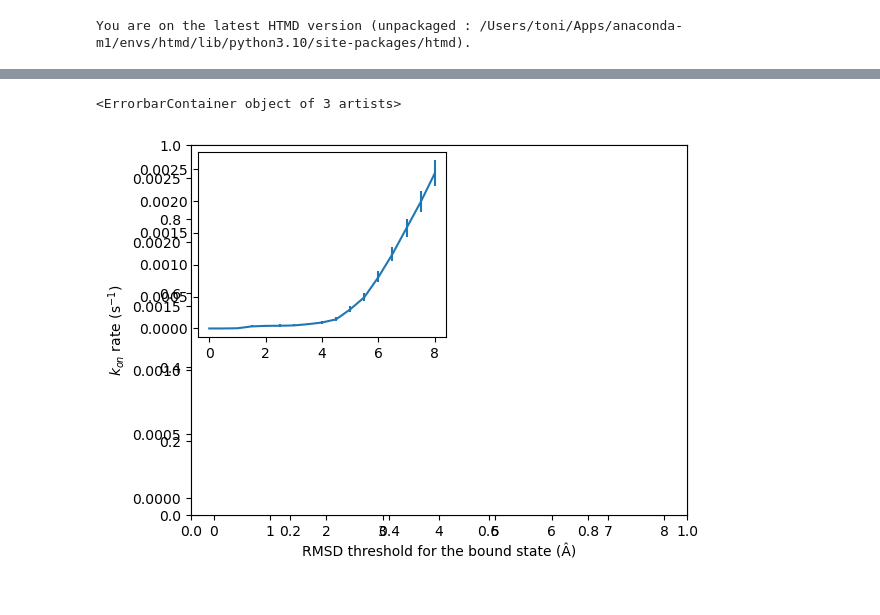
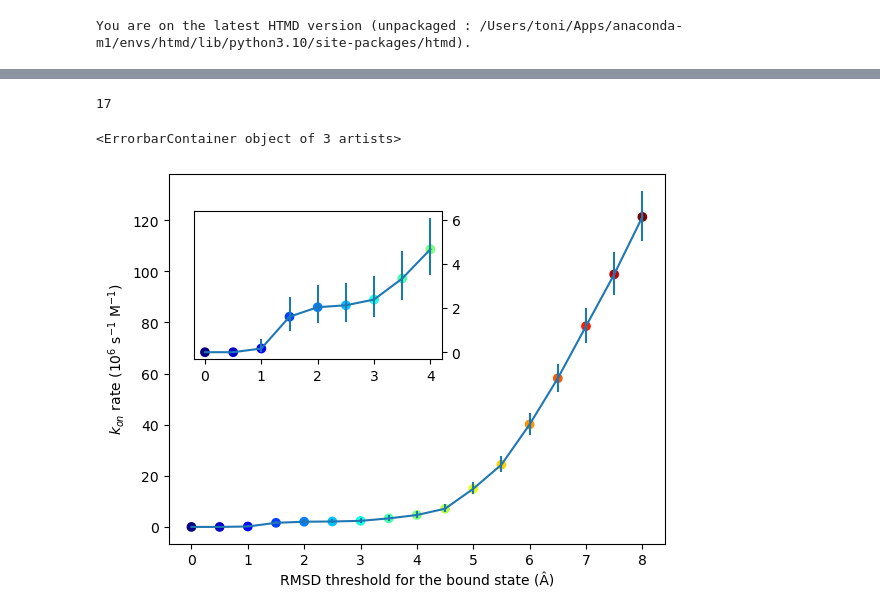
Before and after one commit to giorginolab/sh2-som, a Jupyter notebook: 2-survival-plots.ipynb, the cells around one changed output, grey strips where cells are left out. Drawn from its saved outputs; the diff is of its cells as text; code cells hidden in the pictures.

```diff
--- a/2-survival-plots.ipynb
+++ b/2-survival-plots.ipynb
@@ -12,3 +27,5 @@ nc_metric.load('metrics/nc.htmd')
 
 rmsd_metric= MetricData()
 rmsd_metric.load("metrics/rmsd.htmd")
+
+conc = 0.02
@@ -99,2 +74,0 @@ pl.legend(loc="lower left", ncol=3)
-# %%
-tmp=rmsd_df.groupby("Trajectory")
@@ -198,14 +219,25 @@ rmsd_rates
+# %%
+len(rmsd_rates)
+# %% [output]
+17
 # %%
-from mpl_toolkits.axes_grid1.inset_locator import inset_axes
+rmsd_rates = surv2rates(rmsd_surv_all)
+colors = pl.cm.jet(np.linspace(0,1,len(rmsd_rates)))
 
-plt.scatter(rmsd_rates.Threshold, rmsd_rates.kon, color=colors)
+ax=plt.subplot(1,1,1)
+ax.scatter(rmsd_rates.Threshold, rmsd_rates.kon, color=colors)
 rerr = rmsd_rates.iloc[:,6:8].to_numpy().T
-plt.errorbar(rmsd_rates.Threshold, rmsd_rates.kon, yerr=rerr)
-plt.xlabel("RMSD threshold for the bound state (Â)")
-plt.ylabel("$k_{on}$ rate (s$^{-1}$)")
-axins3 = inset_axes(plt.axes(), width="50%", height="50%", loc=2)
-axins3.errorbar(rmsd_rates.Threshold, rmsd_rates.kon, yerr=rerr)
+ax.errorbar(rmsd_rates.Threshold, rmsd_rates.kon, yerr=rerr)
+ax.set_xlabel("RMSD threshold for the bound state (Â)")
+ax.set_ylabel("$k_{on}$ rate ($10^6$ s$^{-1}$ M$^{-1}$)")
+ax2 = ax.inset_axes([.05, .5, .5, .4 ])
+ax2.ticklabel_format(axis="y", style="sci", scilimits=(0,0), useMathText=True)
+ax2.yaxis.tick_right()
+ax2.yaxis.set_label_position("right")
+ax2.scatter(rmsd_rates.Threshold[0:9], rmsd_rates.kon[0:9], color=colors[0:9])
+ax2.errorbar(rmsd_rates.Threshold[0:9],
+             rmsd_rates.kon[0:9], yerr=rerr[:,0:9])
 # plt.ylim(0,1e-3)
 # %% [output]
 <ErrorbarContainer object of 3 artists>
-[figure, old version]
+[figure, new version]
```
Also changed, not shown: parts of 23 cells of this notebook.
